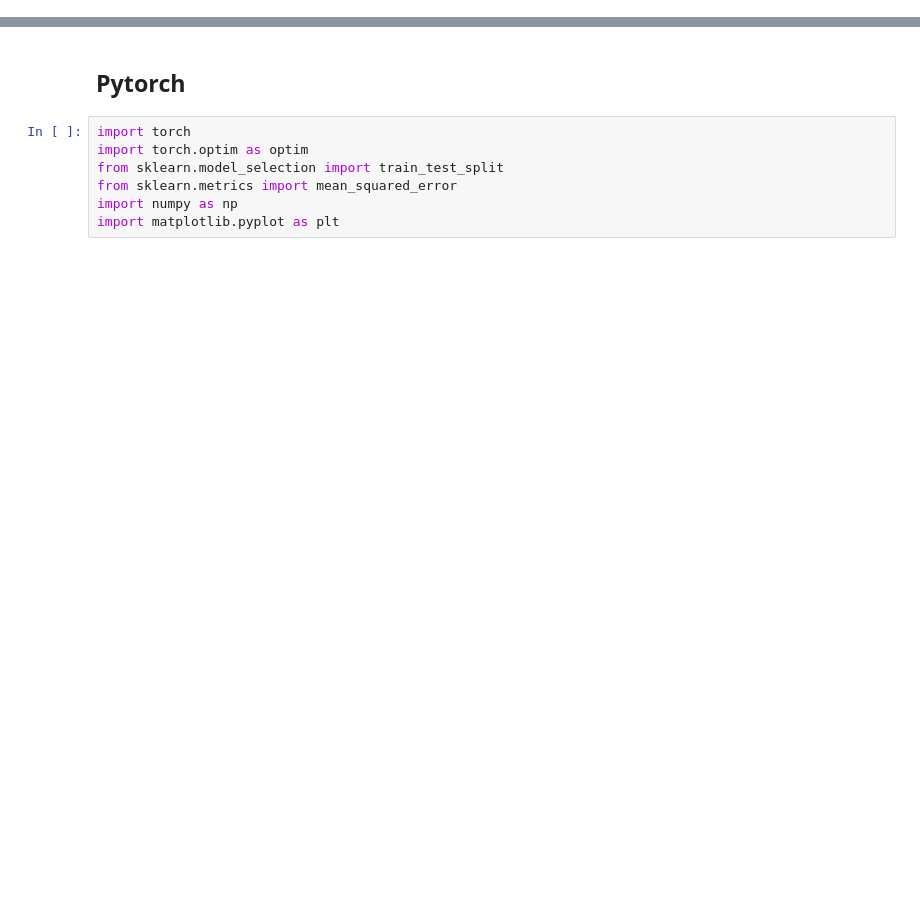
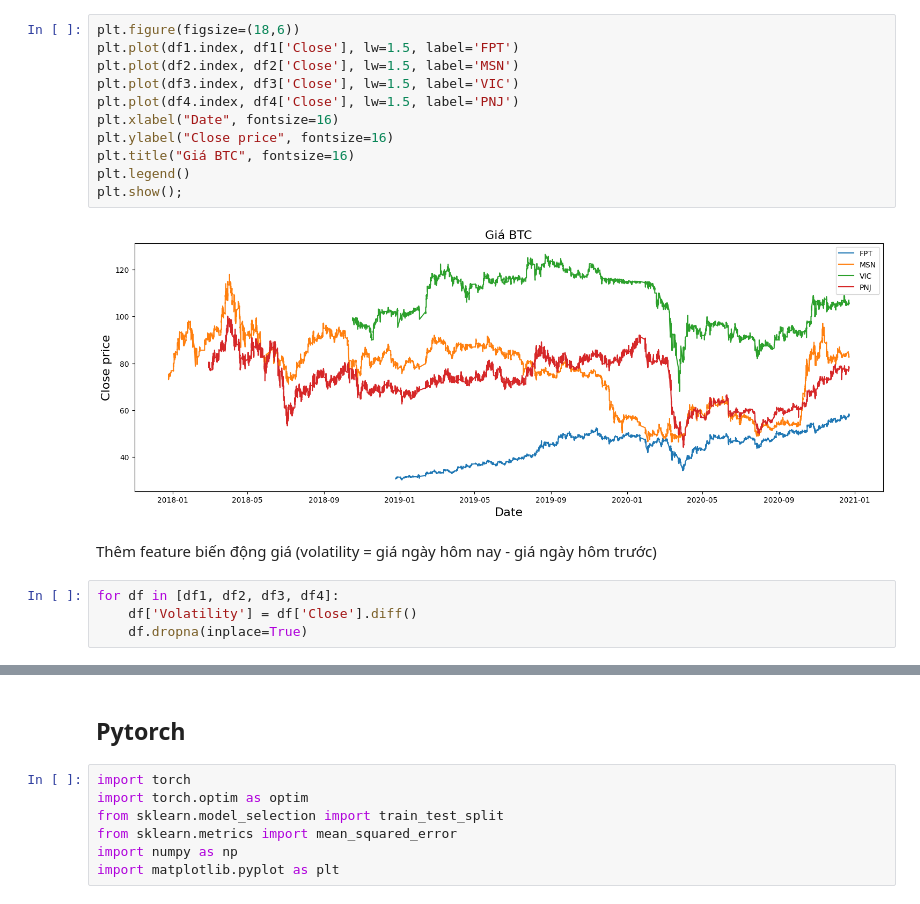
Before and after one commit to tonganf/LSTM_GRU_BTC, a Jupyter notebook: forecast.ipynb, the cells around one changed output, grey strips where cells are left out. Drawn from its saved outputs; the diff is of its cells as text; blank space fills up the shorter version.

```diff
--- a/forecast.ipynb
+++ b/forecast.ipynb
@@ -150,0 +77,19 @@ Y_ = scaler.inverse_transform(Y_)
+# %%
+plt.figure(figsize=(18,6))
+plt.plot(df1.index, df1['Close'], lw=1.5, label='FPT')
+plt.plot(df2.index, df2['Close'], lw=1.5, label='MSN')
+plt.plot(df3.index, df3['Close'], lw=1.5, label='VIC')
+plt.plot(df4.index, df4['Close'], lw=1.5, label='PNJ')
+plt.xlabel("Date", fontsize=16)
+plt.ylabel("Close price", fontsize=16)
+plt.title("Giá BTC", fontsize=16)
+plt.legend()
+plt.show();
+# %% [output]
+[figure, added]
+# %% [markdown]
+Thêm feature biến động giá (volatility = giá ngày hôm nay - giá ngày hôm trước)
+# %%
+for df in [df1, df2, df3, df4]:
+    df['Volatility'] = df['Close'].diff()
+    df.dropna(inplace=True)
```
Also changed, not shown: parts of 51 cells of this notebook, 17 other files.
